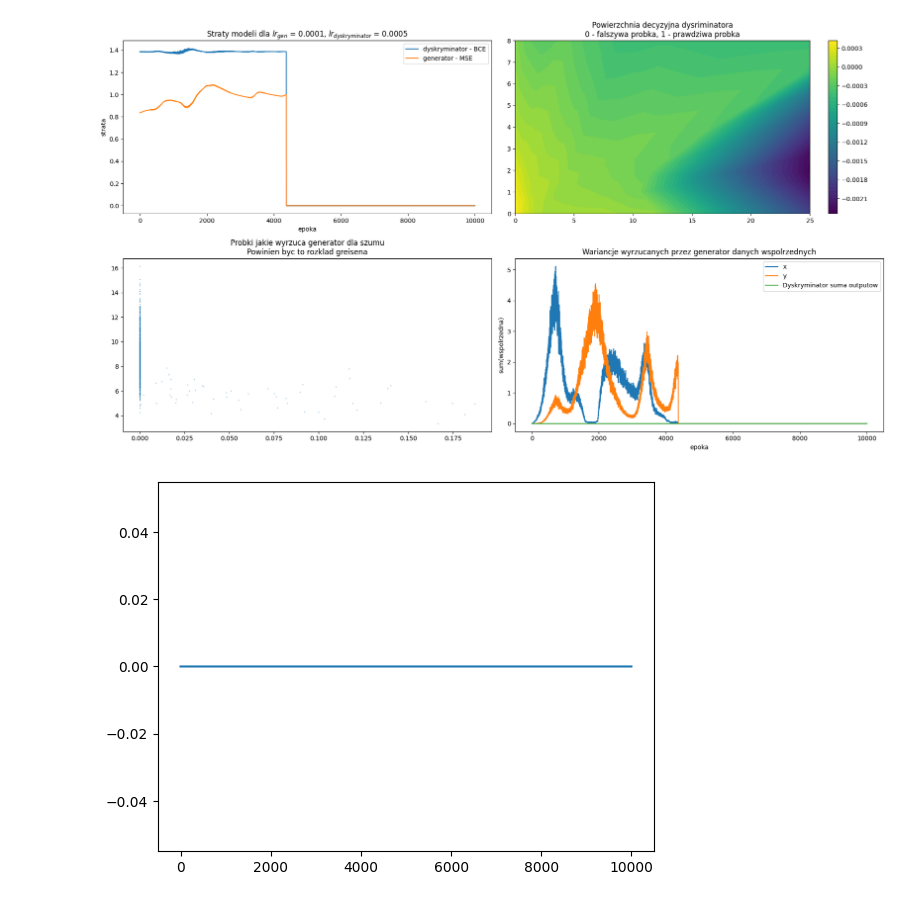
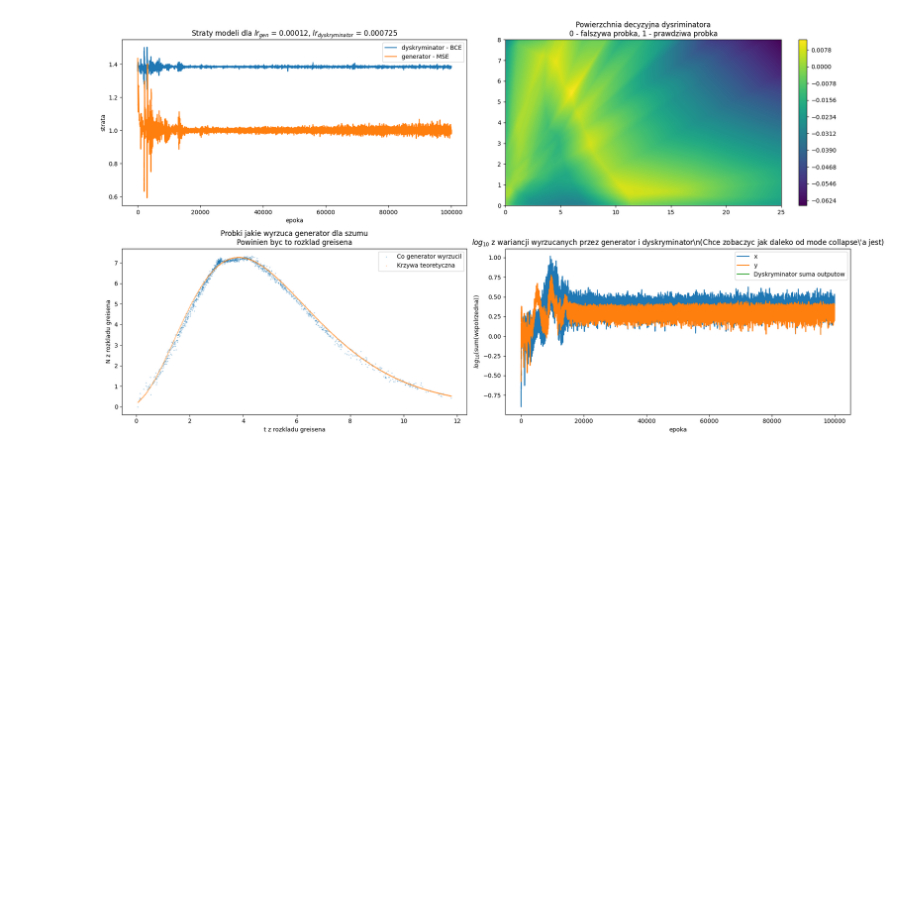
Before and after one commit to kluski777/PraktykiGAN, a Jupyter notebook: GAN.ipynb, the cells around one changed output. Cells and saved outputs as stored; diff of their text form; code cells hidden in the pictures; blank space fills up the shorter version.

```diff
--- a/GAN.ipynb
+++ b/GAN.ipynb
@@ -63,7 +86,7 @@ def plot_basic_stats(var_x, var_y, generator_losses, discriminator_losses, var_d
     mapa = torch.FloatTensor(np.column_stack([X.flatten(), Y.flatten()])).cuda()
     discriminator_assessment = discriminator.layers(mapa).cpu().detach().numpy().reshape(x_range.shape[0], y_range.shape[0])
     ax2.set_title('Powierzchnia decyzyjna dysriminatora\n0 - falszywa probka, 1 - prawdziwa probka')
-    contour = ax2.contourf(X, Y, discriminator_assessment, levels=50)
+    contour = ax2.contourf(X, Y, discriminator_assessment, levels=150)
     plt.colorbar(contour, ax=ax2)
 
     # Wykres 3: Próbki generatora
@@ -74,20 +97,29 @@ def plot_basic_stats(var_x, var_y, generator_losses, discriminator_losses, var_d
     y.extend(output[:, 1])
     x = np.array(x)
     y = np.array(y)
+    x_greisen = np.linspace(np.min(x), np.max(x), num=1_000)
+    y_greisen = greisen(x_greisen)
+
     ax3.set_title('Probki jakie wyrzuca generator dla szumu\nPowinien byc to rozklad greisena')
-    ax3.scatter(x, y, s=0.1)
+    ax3.scatter(x, y, s=0.1, label='Co generator wyrzucil')
+    ax3.scatter(x_greisen, y_greisen, s=0.1, label='Krzywa teoretyczna')
+    ax3.legend()
+    ax3.set_xlabel('t z rozkladu greisena')
+    ax3.set_ylabel('N z rozkladu greisena')
 
-    ax4.set_title('Wariancje wyrzucanych przez generator danych wspolrzednych')
-    ax4.plot(var_x, label='x')
-    ax4.plot(var_y, label='y')
-    ax4.plot(var_discriminator, label='Dyskryminator suma outputow')
+    ax4.set_title(r'$log_{10}$ z wariancji wyrzucanych przez generator i dyskryminator\n(Chce zobaczyc jak daleko od mode collapse\'a jest)')
+    ax4.plot(np.log10(var_x), label='x')
+    ax4.plot(np.log10(var_y), label='y')
+    ax4.plot(np.log10(var_discriminator), label='Dyskryminator suma outputow')
     ax4.legend()
     ax4.set_xlabel('epoka')
-    ax4.set_ylabel('sum(wspolrzedna)')
+    ax4.set_ylabel(r'$log_{10}$(sum(wspolrzedna))')
 
     plt.tight_layout()
     plt.savefig('./Wykresy/GAN/podsumowanie.jpg')
 # %%
+# set_seed(69)
+
 generator_layers = [ # bez konwolucji poki co, potem sie doda batchNorm i funkcje aktywacji
     nn.Linear(128, 64),
     nn.ReLU(),
@@ -102,7 +134,7 @@ generator_layers = [ # bez konwolucji poki co, potem sie doda batchNorm i funkcj
     nn.Linear(4, 2),
     nn.ReLU()
 ]
-generator = Generator(generator_layers, 1e-4) #! Na e-4 juz sa za male lr-y nieco
+generator = Generator(generator_layers, 1.2e-4) #! Na e-4 juz sa za male lr-y nieco
 
 discriminator_layers = [ #! Nie dodawaj sigmoida to sie nie sprawdza
     nn.Linear(2, 64),
@@ -117,9 +149,9 @@ discriminator_layers = [ #! Nie dodawaj sigmoida to sie nie sprawdza
     nn.LeakyReLU(0.2),
     nn.Linear(2, 1)
 ]
-discriminator = Discriminator(discriminator_layers, 5e-4)
+discriminator = Discriminator(discriminator_layers, 0.725e-3)
 
-EPOCHS = 1_000
+EPOCHS = 100_000
 BATCH_SIZE = 64
 
 var_x = np.zeros(EPOCHS)
@@ -158,9 +190,8 @@ for epoch in range(EPOCHS):
     discriminator_losses[epoch] = discriminator_loss.item()
 
     if np.isclose(var_x[epoch], 0.0) or np.isclose(var_y[epoch], 0.0):
-        raise ValueError('Mode collapse')
+        raise ValueError(f'Mode collapse dla iteracji {epoch}')
 
 var_discriminator = var_discriminator.reshape(-1,)
-
 plot_basic_stats(var_x, var_y, generator_losses, discriminator_losses, steps_history)
 # %% [output]
@@ -168,9 +200,4 @@ plot_basic_stats(var_x, var_y, generator_losses, discriminator_losses, steps_his
 # %%
 plot_basic_stats(var_x, var_y, generator_losses, discriminator_losses, steps_history)
-
-plt.figure()
-plt.plot(steps_history)
-plt.show()
 # %% [output]
-[figure, old version]
+[figure, new version]
-[figure, removed]
```
Also changed, not shown: parts of 2 cells of this notebook, 1 other file.
